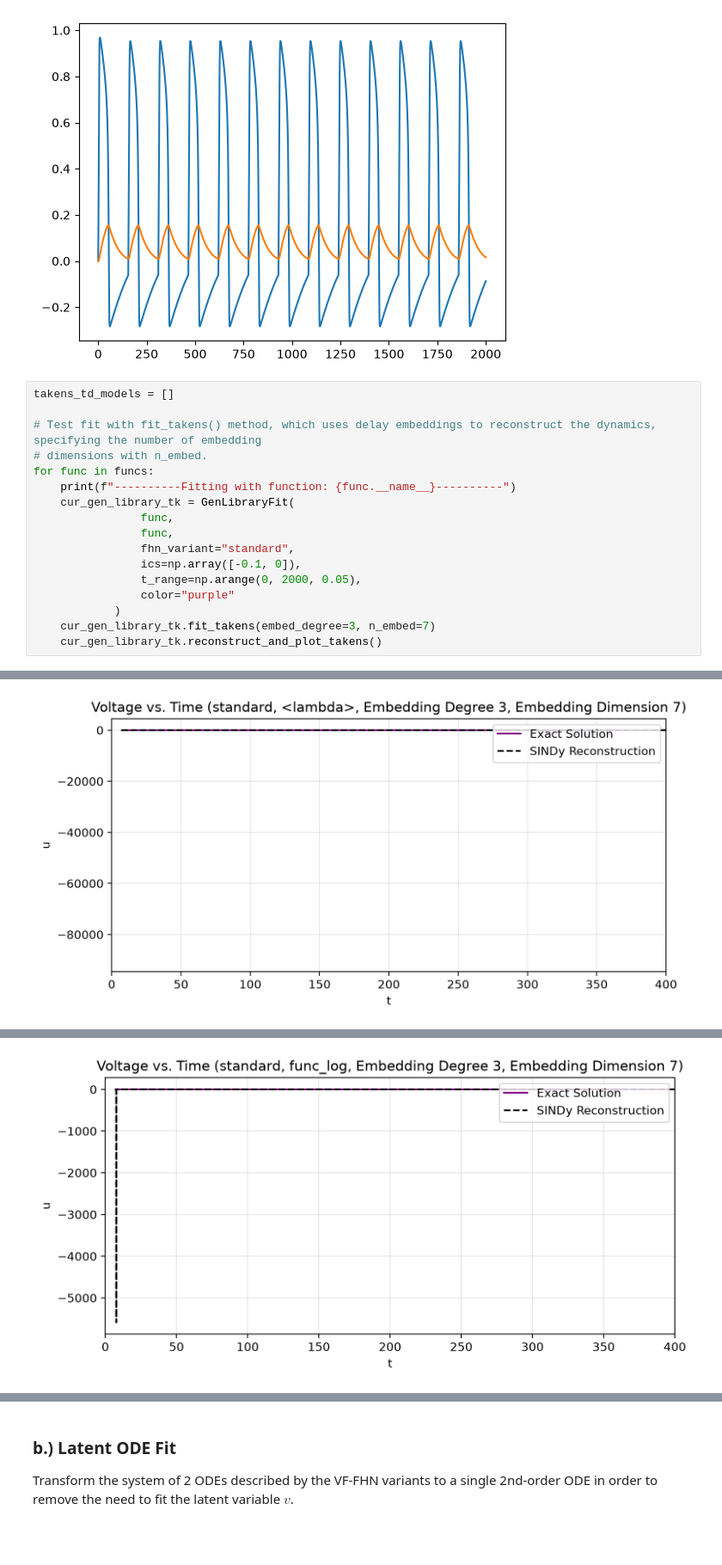
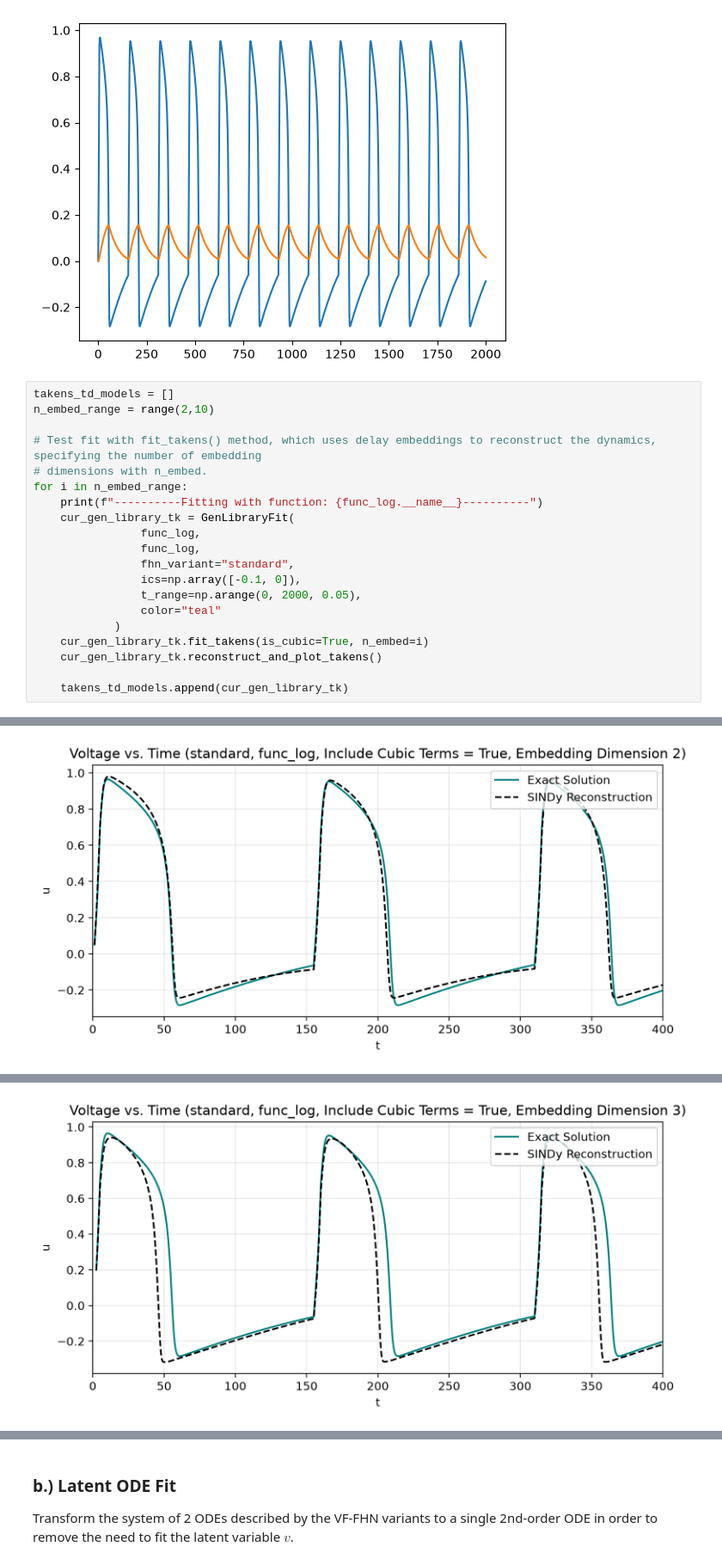
Before and after one commit to cswelch/SINDy-for-Cardiac-Electrophysiology, a Jupyter notebook: SINDy_non_autonomous_test.ipynb, the cells around one changed output, grey strips where cells are left out. Shown at 86% size. Cells and saved outputs as stored; diff of their text form; blank space fills up the shorter version.

```diff
--- a/SINDy_non_autonomous_test.ipynb
+++ b/SINDy_non_autonomous_test.ipynb
@@ -714,19 +714,22 @@ plt.plot(t_fhn, states_fhn)
 [figure]
 # %%
 takens_td_models = []
+n_embed_range = range(2,10)
 
 # Test fit with fit_takens() method, which uses delay embeddings to reconstruct the dynamics, specifying the number of embedding
 # dimensions with n_embed.
-for func in funcs:
-    print(f"----------Fitting with function: {func.__name__}----------")
+for i in n_embed_range:
+    print(f"----------Fitting with function: {func_log.__name__}----------")
     cur_gen_library_tk = GenLibraryFit(
-                func,
-                func,
+                func_log,
+                func_log,
                 fhn_variant="standard",
                 ics=np.array([-0.1, 0]),
                 t_range=np.arange(0, 2000, 0.05),
-                color="purple"
+                color="teal"
             )
-    cur_gen_library_tk.fit_takens(embed_degree=3, n_embed=7)
+    cur_gen_library_tk.fit_takens(is_cubic=True, n_embed=i)
     cur_gen_library_tk.reconstruct_and_plot_takens()
+
+    takens_td_models.append(cur_gen_library_tk)
 # %% [output]
@@ -747,4 +747,4 @@ Takens reconstruction MAE (u): 4.16746e+00
-[figure, old version]
+[figure, new version]
 ----------Fitting with function: func_log----------
 
 ---------- SINDy with Takens Embedding ----------
@@ -762 +760 @@ Takens reconstruction MAE (u): 5.02476e-01
-[figure, old version]
+[figure, new version]
```
Also changed, not shown: parts of 1 cell of this notebook, 1 other file.
